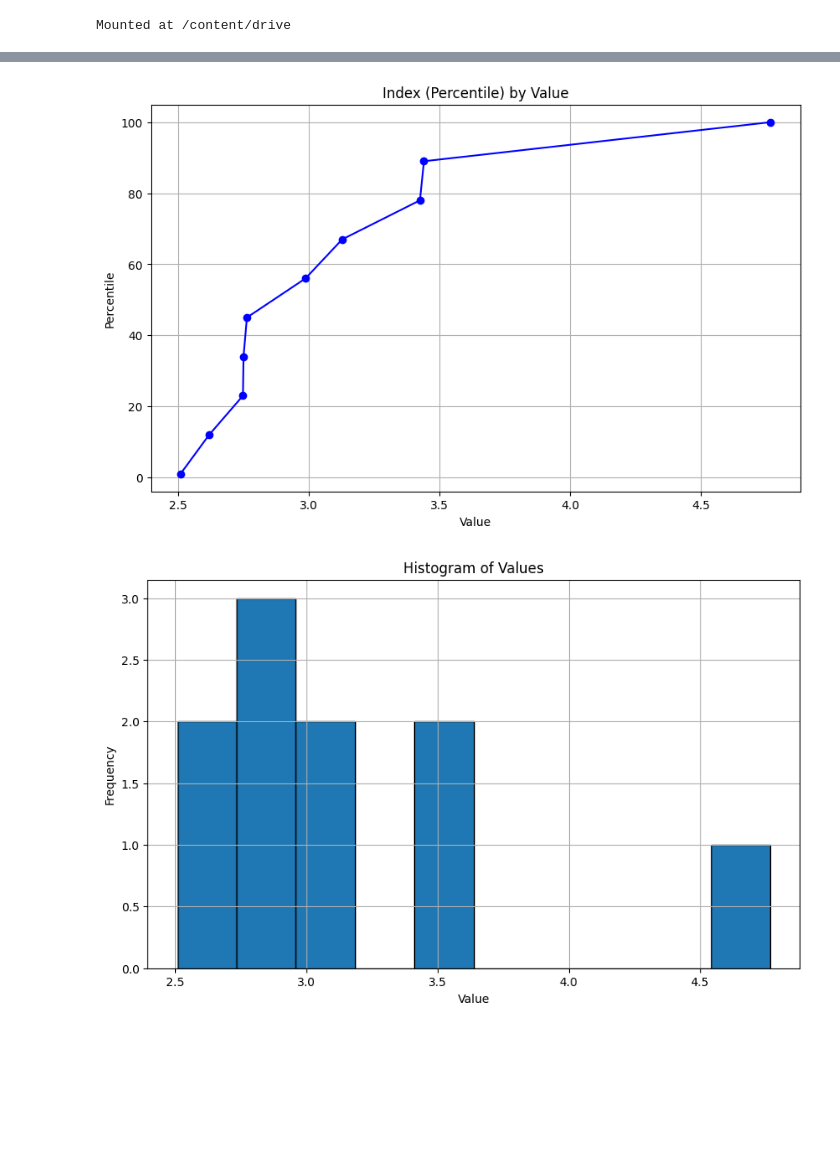
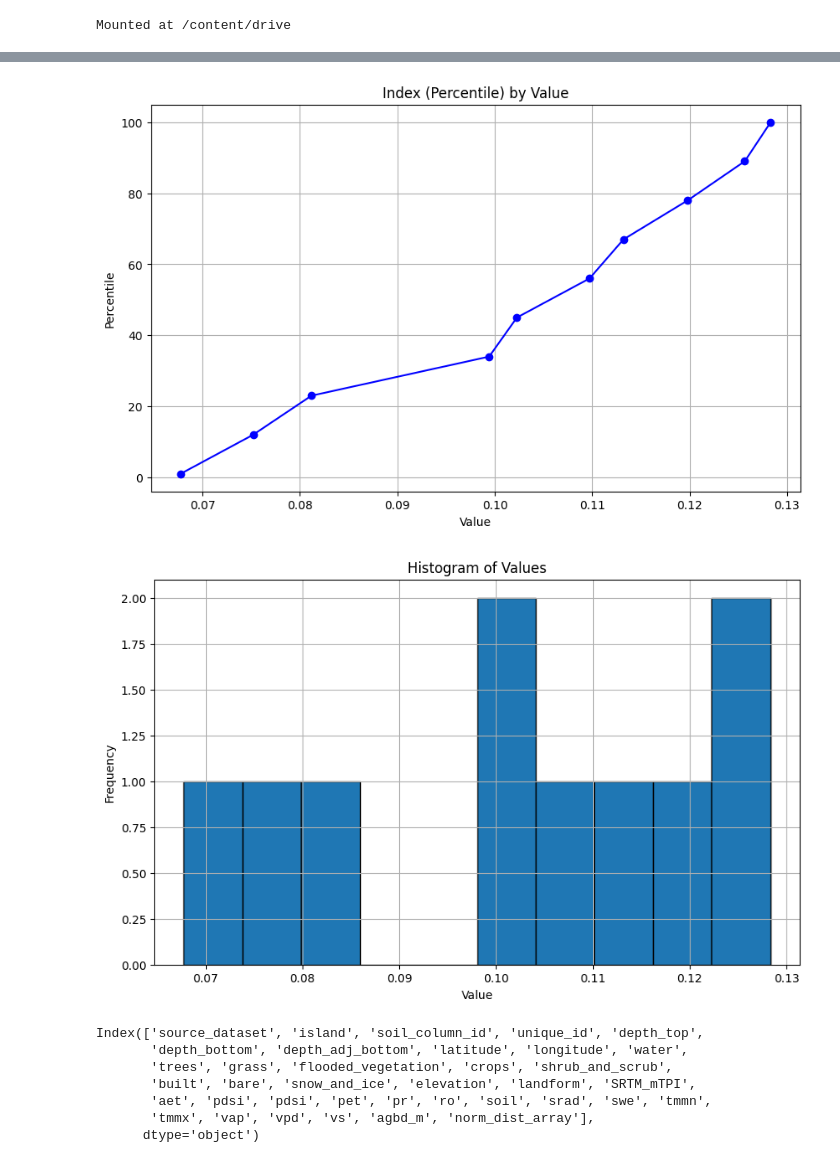
Before and after one commit to seismosmsr/machine_learning, a Jupyter notebook: soil_dl.ipynb, the cells around one changed output, grey strips where cells are left out. Saved outputs shown, nothing was run; the diff lists cells and outputs as text; code cells hidden in the pictures; blank space fills up the shorter version.

```diff
--- a/soil_dl.ipynb
+++ b/soil_dl.ipynb
@@ -412,0 +322,5 @@ combined_array.shape[1]
+# %%
+combined_array[combined_array < 0 ] = 0
+# %%
+arr_min = np.min(combined_array.flatten())
+arr_max = np.max(combined_array.flatten())
@@ -413,3 +343,3 @@ combined_array.shape[1]
 # %%
 dist_array = [np.sort(np.array([i[j] for  i in combined_array])) for j in range(combined_array.shape[1])]
-dist_array
+norm_dist_array =  [np.sort((np.array([i[j] for  i in combined_array]) - arr_min) / (arr_max-arr_min)) for j in range(combined_array.shape[1])]
@@ -434,25 +346,25 @@ dist_array
 # %%
-array = dist_array[0]
+array = norm_dist_array[0]
 # Generating y values as indices (percentiles in this context)
 y_values = np.linspace(1, 100, len(array))
 
 # Plotting
 plt.figure(figsize=(10, 6))
 plt.plot(array, y_values, marker='o', linestyle='-', color='b')
 plt.title('Index (Percentile) by Value')
 plt.xlabel('Value')
 plt.ylabel('Percentile')
 plt.grid(True)
 plt.show()
 
 # Plotting
 plt.figure(figsize=(10, 6))
 plt.hist(array, bins=len(array), edgecolor='black')
 plt.title('Histogram of Values')
 plt.xlabel('Value')
 plt.ylabel('Frequency')
 plt.grid(True)
 plt.show()
 # %% [output]
-[figure, old version]
+[figure, new version]
-[figure, old version]
+[figure, new version]
@@ -458,0 +391,10 @@ plt.show()
+# %%
+numeric_df.columns
+# %% [output]
+Index(['source_dataset', 'island', 'soil_column_id', 'unique_id', 'depth_top',
+       'depth_bottom', 'depth_adj_bottom', 'latitude', 'longitude', 'water',
+       'trees', 'grass', 'flooded_vegetation', 'crops', 'shrub_and_scrub',
+       'built', 'bare', 'snow_and_ice', 'elevation', 'landform', 'SRTM_mTPI',
+       'aet', 'pdsi', 'pdsi', 'pet', 'pr', 'ro', 'soil', 'srad', 'swe', 'tmmn',
+       'tmmx', 'vap', 'vpd', 'vs', 'agbd_m', 'norm_dist_array'],
+      dtype='object')
```
Also changed, not shown: parts of 21 cells of this notebook.
